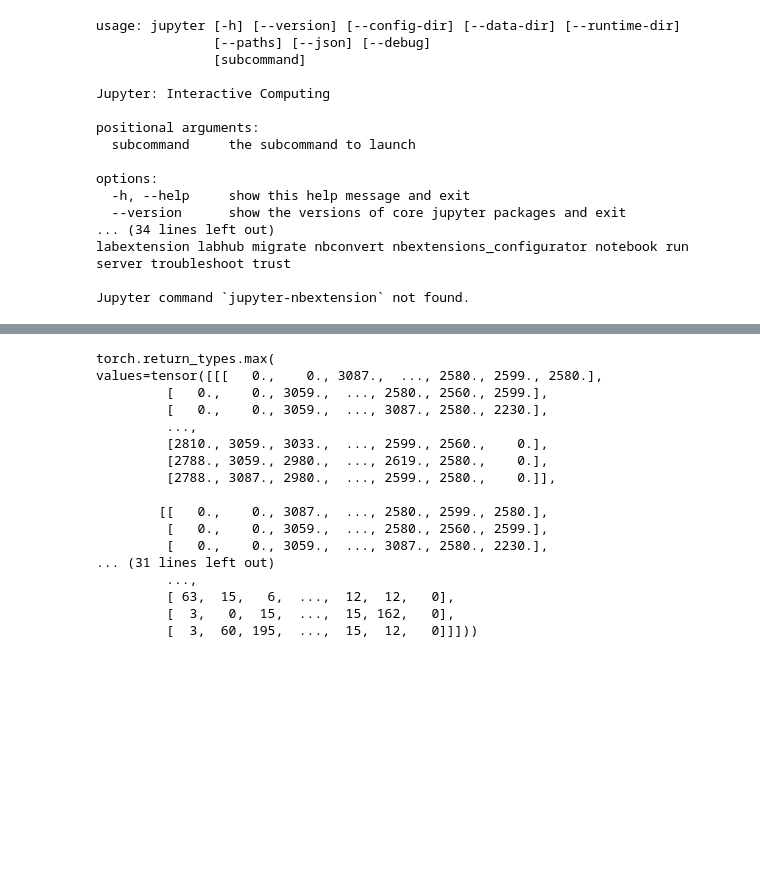
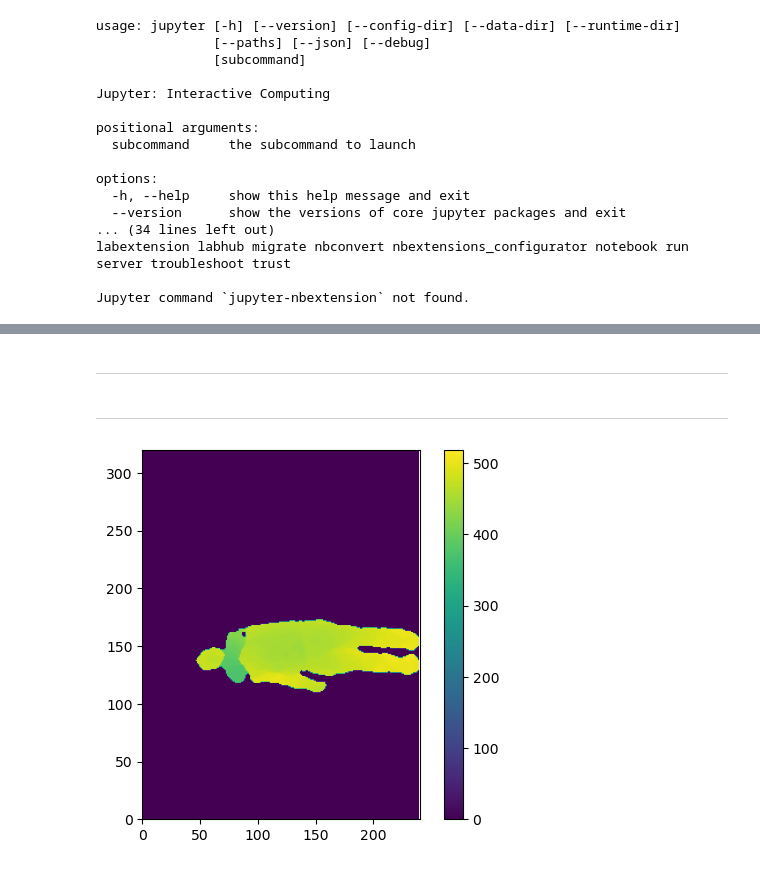
Before and after one commit to Frodl/TubeViT, a Jupyter notebook: inspect_clips.ipynb, the cells around one changed output, grey strips where cells are left out. Cells and saved outputs as stored; diff of their text form; code cells hidden in the pictures; blank space fills up the shorter version.

```diff
--- a/inspect_clips.ipynb
+++ b/inspect_clips.ipynb
@@ -322,20 +289,2 @@ HBox(children=(Button(description='Prev Clip', style=ButtonStyle()), Button(desc
-# %%
-train_set.__getitem__(0)[0].max(axis=1)
-# %% [output]
-torch.return_types.max(
-values=tensor([[[   0.,    0., 3087.,  ..., 2580., 2599., 2580.],
-         [   0.,    0., 3059.,  ..., 2580., 2560., 2599.],
-         [   0.,    0., 3059.,  ..., 3087., 2580., 2230.],
-         ...,
-         [2810., 3059., 3033.,  ..., 2599., 2560.,    0.],
-         [2788., 3059., 2980.,  ..., 2619., 2580.,    0.],
-         [2788., 3087., 2980.,  ..., 2599., 2580.,    0.]],
-
-        [[   0.,    0., 3087.,  ..., 2580., 2599., 2580.],
-         [   0.,    0., 3059.,  ..., 2580., 2560., 2599.],
-         [   0.,    0., 3059.,  ..., 3087., 2580., 2230.],
-... (31 lines left out)
-         ...,
-         [ 63,  15,   6,  ...,  12,  12,   0],
-         [  3,   0,  15,  ...,  15, 162,   0],
-         [  3,  60, 195,  ...,  15,  12,   0]]]))
+# %% [markdown]
+__________________________________
@@ -341,0 +336,47 @@ values=tensor([[[   0.,    0., 3087.,  ..., 2580., 2599., 2580.],
+# %% [markdown]
+--------------------------------------------
+# %%
+def load_depth_map(path):
+    """
+    This function reads a depth image from MSR Action3D dataset.
+
+    Parameters:
+    path (str): Location of the .bin file.
+
+    Returns:
+    depth_map (list of np.ndarray): List of depth images.
+    """
+    def read_header(fid):
+        num_frames = np.frombuffer(fid.read(4), dtype=np.uint32)[0]
+        dims = [np.frombuffer(fid.read(4), dtype=np.uint32)[0],
+                np.frombuffer(fid.read(4), dtype=np.uint32)[0]]
+        return dims, num_frames
+
+    # READING FROM FILE
+    with open(path, 'rb') as fid:
+        dims, num_frames = read_header(fid)
+        file_data = np.fromfile(fid, dtype=np.uint32)
+
+    # CONVERTING TO DEPTH MAP FORMAT
+    depth = file_data
+    #depth = file_data.astype(np.float64)
+    depth_count_per_map = np.prod(dims)
+
+    depth_map = []
+    for i in range(num_frames):
+        current_depth_data = depth[:depth_count_per_map]
+        depth = depth[depth_count_per_map:]
+        depth_map.append(current_depth_data.reshape(dims[1], dims[0]).T)  # Reshape and transpose to match MATLAB output
+
+    return depth_map
+
+
+
+
+
+depth_map = load_depth_map(r"/data/fhuemer/Depth/a18_s07_e02_sdepth.bin")
+#depth_map = load_depth_map(r"/data/fhuemer/MSRActivity3D/data/a10_s06_e02_depth.bin")
+#depth_map = load_depth_map(r"/data/fhuemer/test_activity/a02_s09_e02_depth.bin")
+show_depth_map(depth_map[30])
+# %% [output]
+[figure, added]
```
Also changed, not shown: parts of 8 cells of this notebook, 19 other files.
